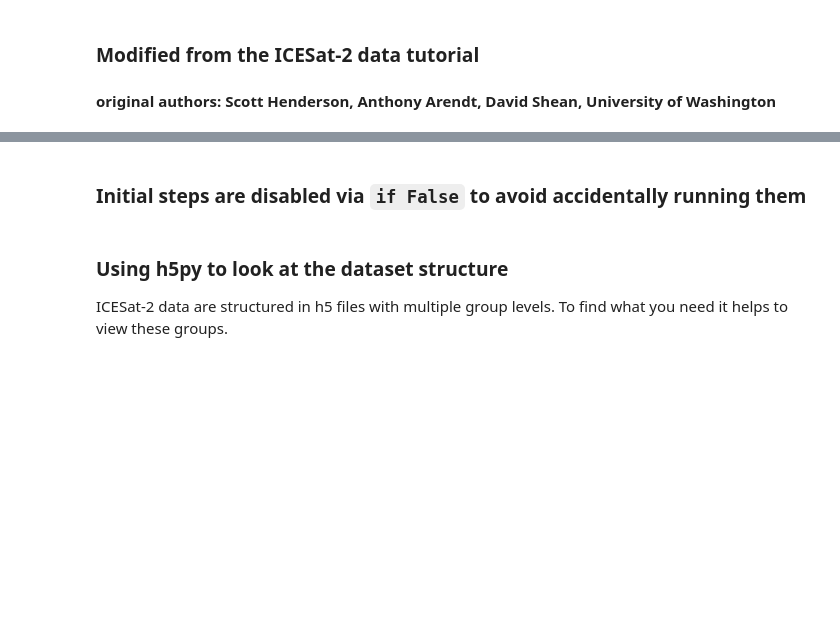
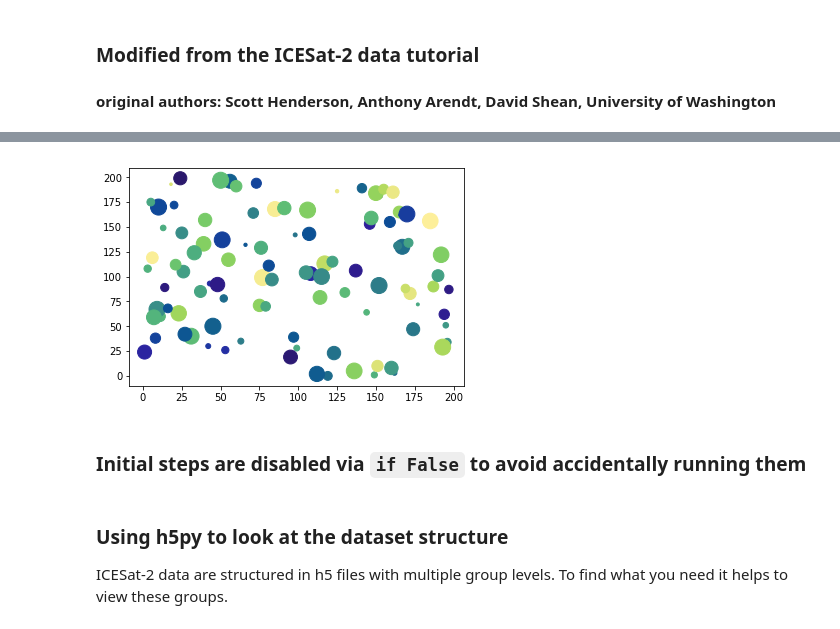
Before and after one commit to pangeo-data/cmr, a Jupyter notebook: juneauicefield.ipynb, the cells around one changed output, grey strips where cells are left out. Cells and saved outputs as stored; diff of their text form; code cells hidden in the pictures; blank space fills up the shorter version.

```diff
--- a/juneauicefield.ipynb
+++ b/juneauicefield.ipynb
@@ -16,0 +36,25 @@ from mpl_toolkits.mplot3d import Axes3D
+# %%
+import random
+!pip install cmocean
+import cmocean
+
+x = random.sample(range(200), 100)
+y = random.sample(range(200), 100)
+z = random.sample(range(200), 100)
+s = [random.random()*256.+2. for i in range(100)]
+
+fig, ax = plt.subplots()
+im = ax.scatter(x, y, c=z, s=s, cmap=cmocean.cm.haline)
+
+# ax.plot(x,y,color='k')
+# ax.plot(y,x,color='r')
+
+
+# [1, 6, 17, 29]
+#
+# random_list(list_length, values_range)
+#
+# [5, 6, 22, 24]
+#
+# random_list(3, [0, 11])
+# %% [output]
@@ -17,3 +62,4 @@ from mpl_toolkits.mplot3d import Axes3D
+[figure, added]
 # %% [markdown]
 ### Initial steps are disabled via `if False` to avoid accidentally running them
 # %%
```
Also changed, not shown: parts of 20 cells of this notebook.
